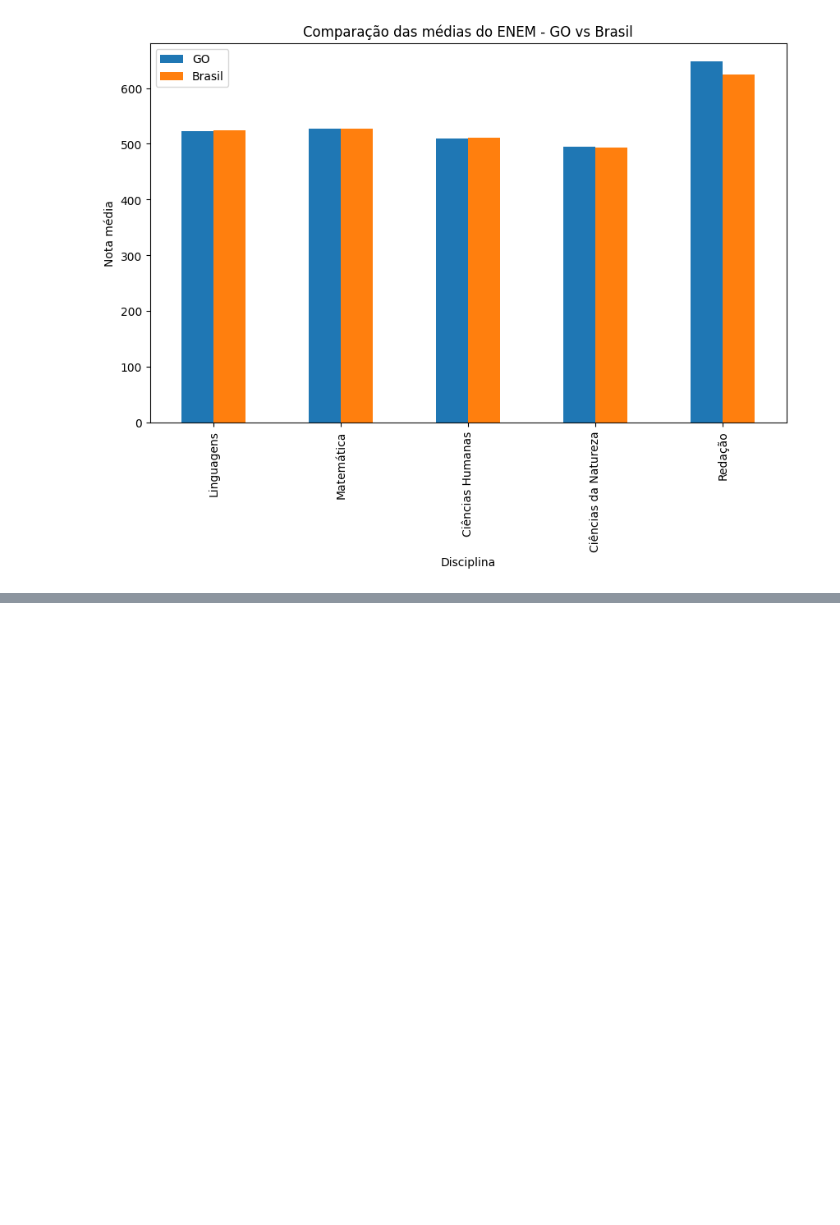
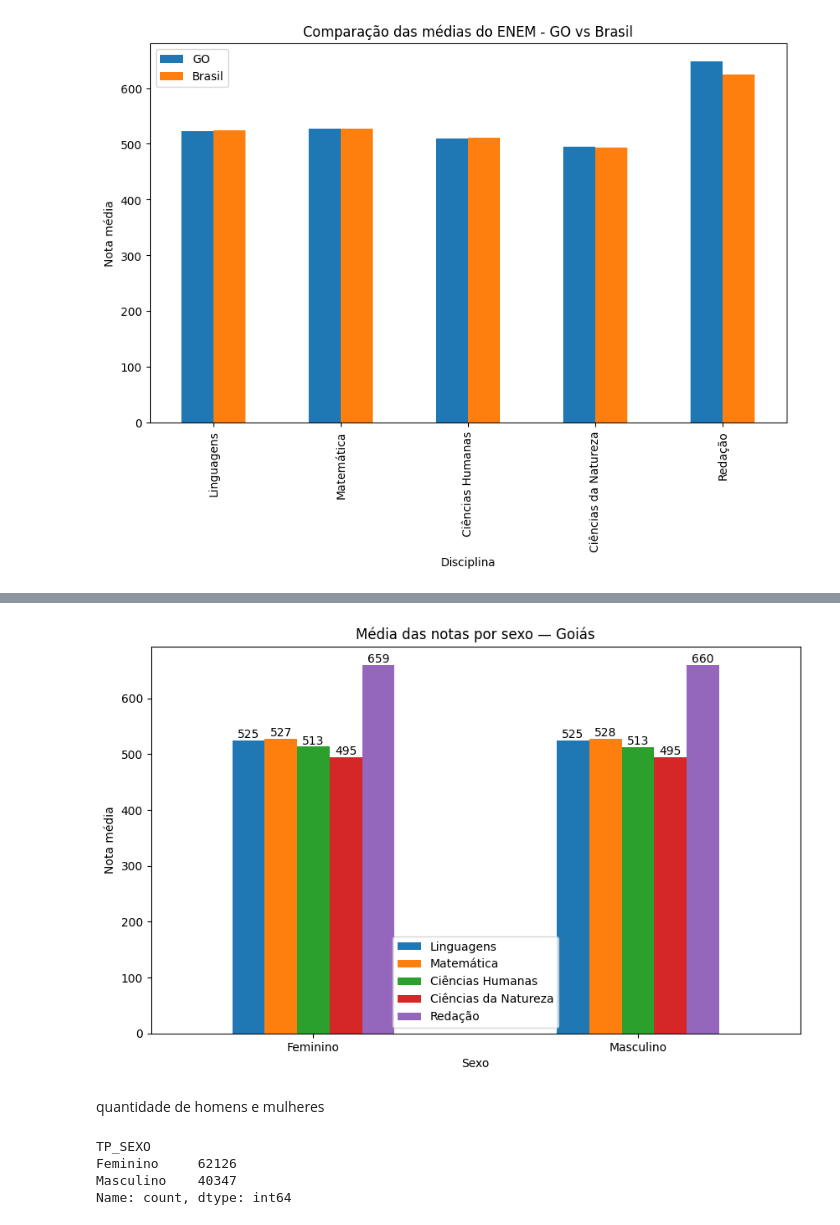
Before and after one commit to Lanzitow/enem-goias-data-analysis, a Jupyter notebook: notebooks/enem_goias_analise.ipynb, the cells around one changed output, grey strips where cells are left out. Cells and saved outputs as stored; diff of their text form; code cells hidden in the pictures; blank space fills up the shorter version.

```diff
--- a/notebooks/enem_goias_analise.ipynb
+++ b/notebooks/enem_goias_analise.ipynb
@@ -511,0 +680,23 @@ plt.show()
+# %%
+df_sexo = df_sexo.dropna()
+# %%
+df_go_sexo = df_sexo[df_sexo["SG_UF_PROVA"] == "GO"].copy()
+df_br_sexo = df_sexo.copy()
+# %%
+mapa_sexo = {
+    "M": "Masculino",
+    "F": "Feminino"
+}
+
+df_go_sexo["TP_SEXO"] = df_go_sexo["TP_SEXO"].map(mapa_sexo)
+df_br_sexo["TP_SEXO"] = df_br_sexo["TP_SEXO"].map(mapa_sexo)
+# %%
+media_go_sexo = df_go_sexo.groupby("TP_SEXO")[[
+    "Linguagens",
+    "Matemática",
+    "Ciências Humanas",
+    "Ciências da Natureza",
+    "Redação"
+]].mean()
+
+print(media_go_sexo.round(2))
@@ -511,0 +713,27 @@ plt.show()
+# %%
+import matplotlib.pyplot as plt
+
+ax = media_go_sexo.plot(kind="bar", figsize=(10,6))
+
+plt.title("Média das notas por sexo — Goiás")
+plt.ylabel("Nota média")
+plt.xlabel("Sexo")
+plt.xticks(rotation=0)
+
+for p in ax.patches:
+    ax.annotate(f"{p.get_height():.0f}",
+                (p.get_x() + p.get_width()/2., p.get_height()),
+                ha='center', va='bottom')
+
+plt.show()
+# %% [output]
+[figure, added]
+# %% [markdown]
+quantidade de homens e mulheres
+# %%
+df_go_sexo["TP_SEXO"].value_counts()
+# %% [output]
+TP_SEXO
+Feminino     62126
+Masculino    40347
+Name: count, dtype: int64
```
Also changed, not shown: parts of 32 cells of this notebook.
